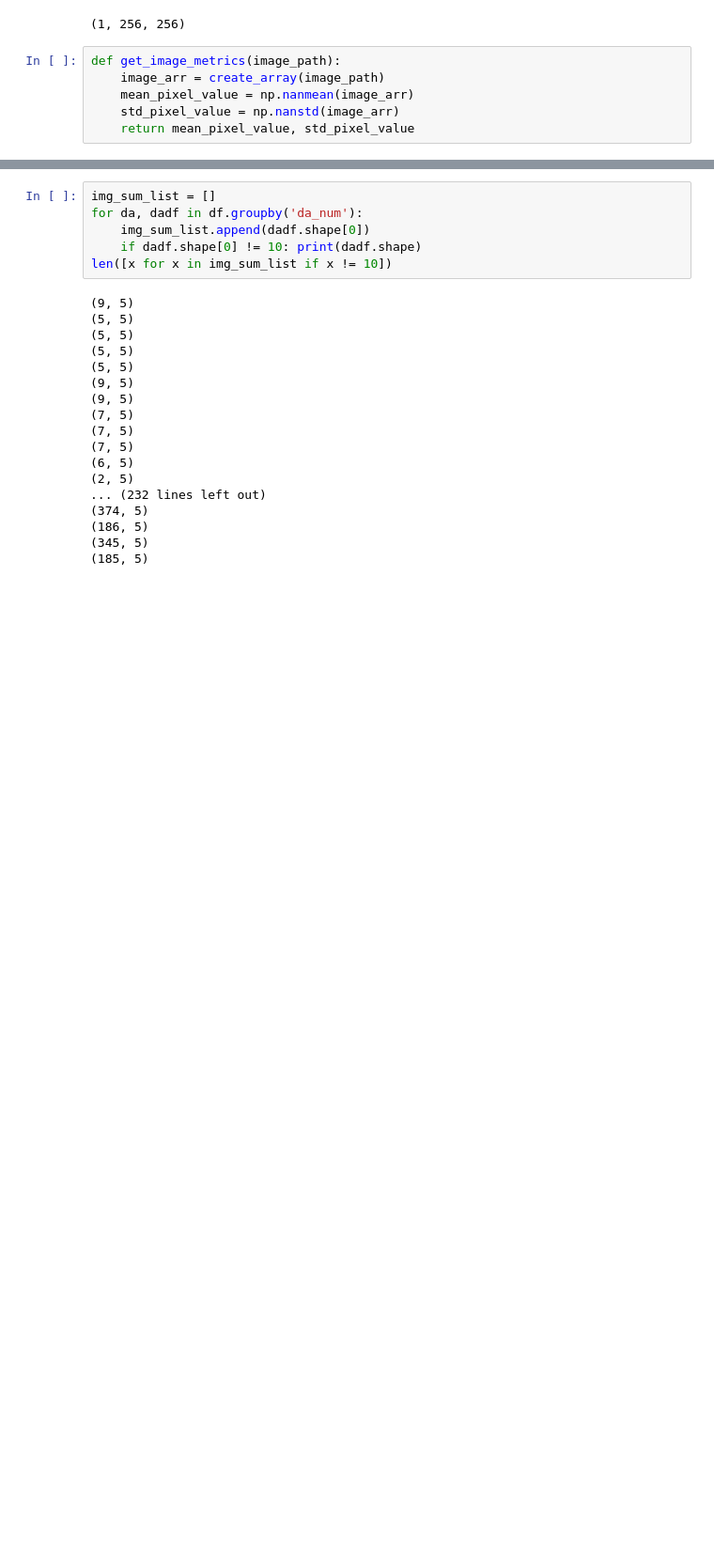
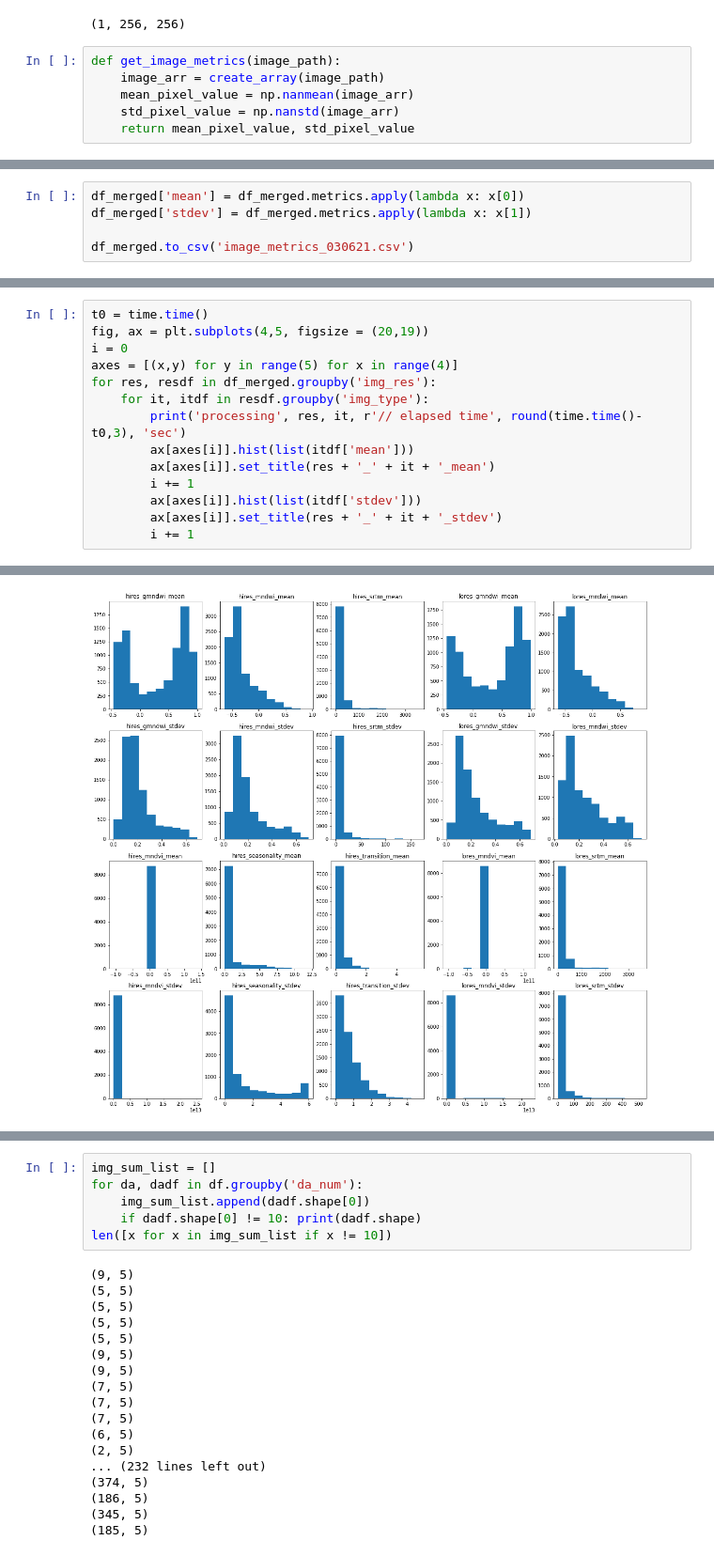
Before and after one commit to jgaustad/pollutemenot-ai, a Jupyter notebook: EDA_images.ipynb, the cells around one changed output, grey strips where cells are left out. Shown at 94% size. Drawn from its saved outputs; the diff is of its cells as text; blank space fills up the shorter version.

```diff
--- a/EDA_images.ipynb
+++ b/EDA_images.ipynb
@@ -245,0 +244,5 @@ df_merged.to_csv('image_metrics_030621.csv')
+# %%
+df_merged['mean'] = df_merged.metrics.apply(lambda x: x[0])
+df_merged['stdev'] = df_merged.metrics.apply(lambda x: x[1])
+
+df_merged.to_csv('image_metrics_030621.csv')
@@ -245,0 +258,15 @@ df_merged.to_csv('image_metrics_030621.csv')
+# %%
+t0 = time.time()
+fig, ax = plt.subplots(4,5, figsize = (20,19))
+i = 0
+axes = [(x,y) for y in range(5) for x in range(4)]
+for res, resdf in df_merged.groupby('img_res'):
+    for it, itdf in resdf.groupby('img_type'):
+        print('processing', res, it, r'// elapsed time', round(time.time()-t0,3), 'sec')
+        ax[axes[i]].hist(list(itdf['mean']))
+        ax[axes[i]].set_title(res + '_' + it + '_mean')
+        i += 1
+        ax[axes[i]].hist(list(itdf['stdev']))
+        ax[axes[i]].set_title(res + '_' + it + '_stdev')
+        i += 1
+# %% [output]
@@ -245,0 +283 @@ df_merged.to_csv('image_metrics_030621.csv')
+[figure, added]
```
Also changed, not shown: parts of 8 cells of this notebook.
